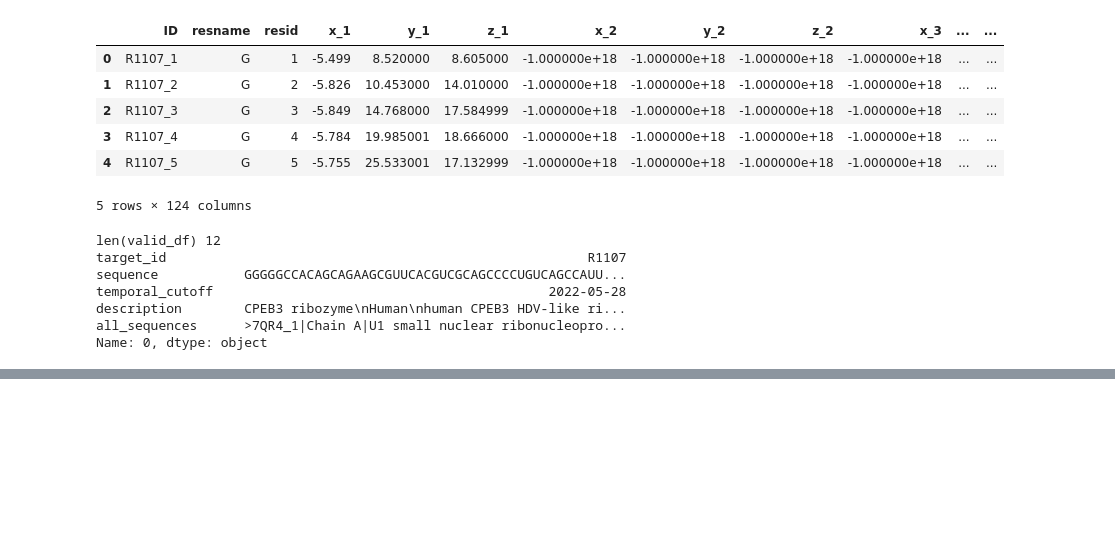
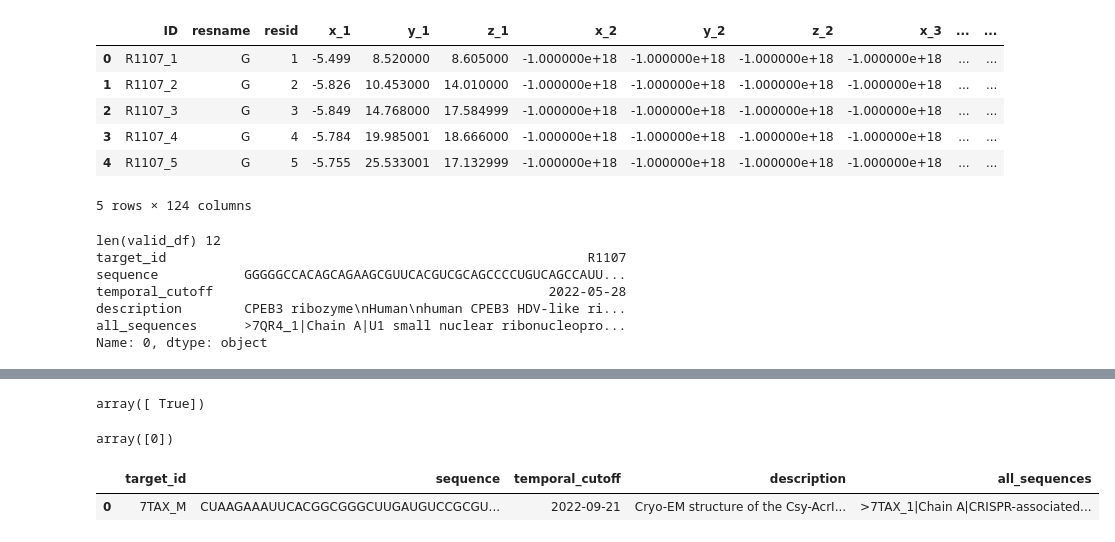
Before and after one commit to tae-yeop/bio_science, a Jupyter notebook: structure_prediction/rna_folding_kaggle/practice.ipynb, the cells around one changed output, grey strips where cells are left out. Drawn from its saved outputs; the diff is of its cells as text; code cells hidden in the pictures; blank space fills up the shorter version.

```diff
--- a/structure_prediction/rna_folding_kaggle/practice.ipynb
+++ b/structure_prediction/rna_folding_kaggle/practice.ipynb
@@ -60,0 +208,21 @@ DEVICE='cuda'
+# %%
+filter_nan = np.array(filter_nan)
+# %%
+filter_nan
+# %% [output]
+array([ True])
+# %%
+non_nan_indices = np.arange(len(filter_nan))[filter_nan]
+# %%
+non_nan_indices
+# %% [output]
+array([0])
+# %%
+train_sequences = train_sequences.loc[non_nan_indices]
+# %%
+train_sequences = train_sequences.reset_index(drop=True)
+# %%
+train_sequences
+# %% [output]
+|  | target_id | sequence | temporal_cutoff | description | all_sequences |
+| 0 | 7TAX_M | CUAAGAAAUUCACGGCGGGCUUGAUGUCCGCGU... | 2022-09-21 | Cryo-EM structure of the Csy-AcrI... | >7TAX_1|Chain A|CRISPR-associated... |
```
Also changed, not shown: parts of 42 cells of this notebook, 15 other files.
